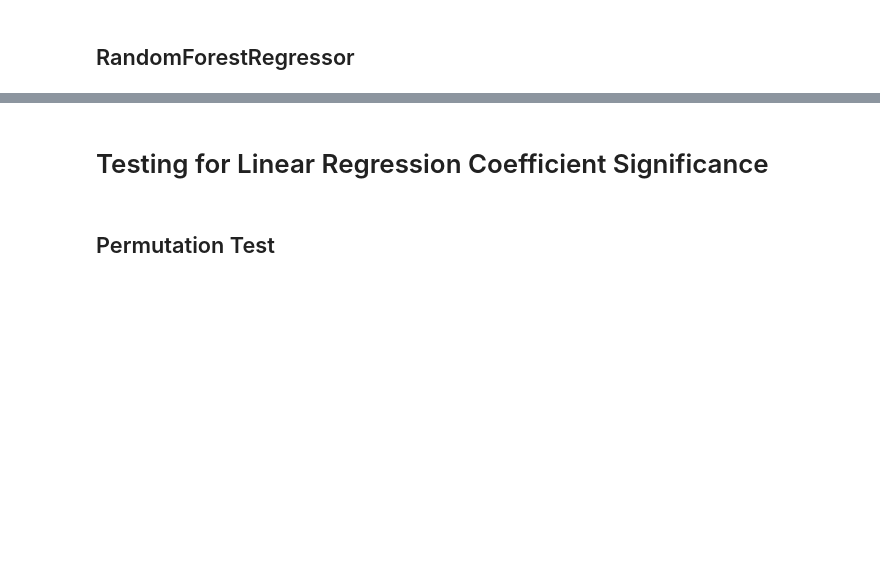
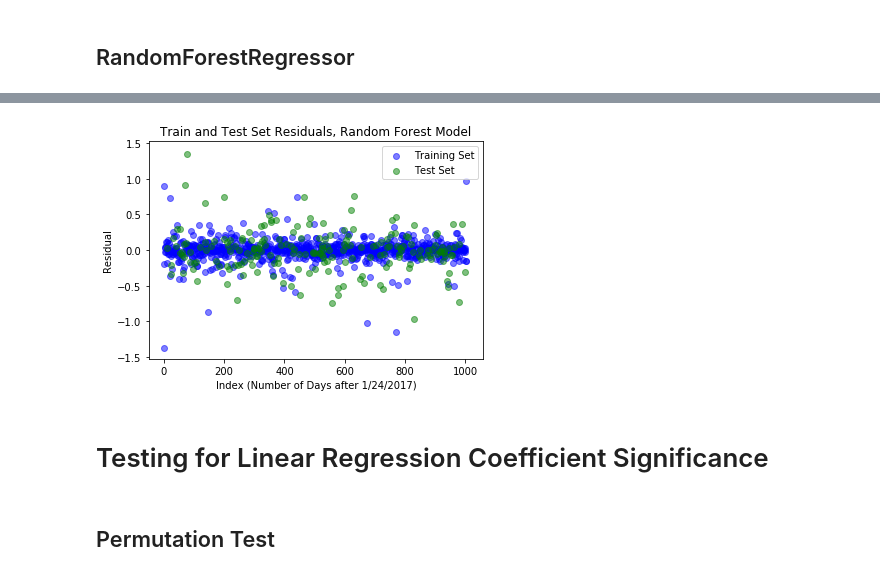
Before and after one commit to msnwatson/cs109aproject, a Jupyter notebook: trumptweetapproval.ipynb, the cells around one changed output, grey strips where cells are left out. Cells and saved outputs as stored; diff of their text form; code cells hidden in the pictures; blank space fills up the shorter version.

```diff
--- a/trumptweetapproval.ipynb
+++ b/trumptweetapproval.ipynb
@@ -879,3 +949,16 @@ display(grid_clf_acc.score(X_test_prior, y_test))
+# %%
+residuals_rf_train = y_train - y_pred_rf_train
+residuals_rf_test = y_test - y_pred_rf_test
+
+plt.scatter(X_train.index, residuals_rf_train, color = 'b', alpha = 0.5, label = 'Training Set')
+plt.scatter(X_test.index, residuals_rf_test, color = 'g', alpha = 0.5, label = 'Test Set')
+plt.legend()
+plt.xlabel('Index (Number of Days after 1/24/2017)')
+plt.ylabel('Residual')
+plt.title('Train and Test Set Residuals, Random Forest Model')
+plt.show()
+# %% [output]
+[figure, added]
 # %% [markdown]
 # Testing for Linear Regression Coefficient Significance
 # %% [markdown]
```
Also changed, not shown: parts of 12 cells of this notebook, 1 other file.
